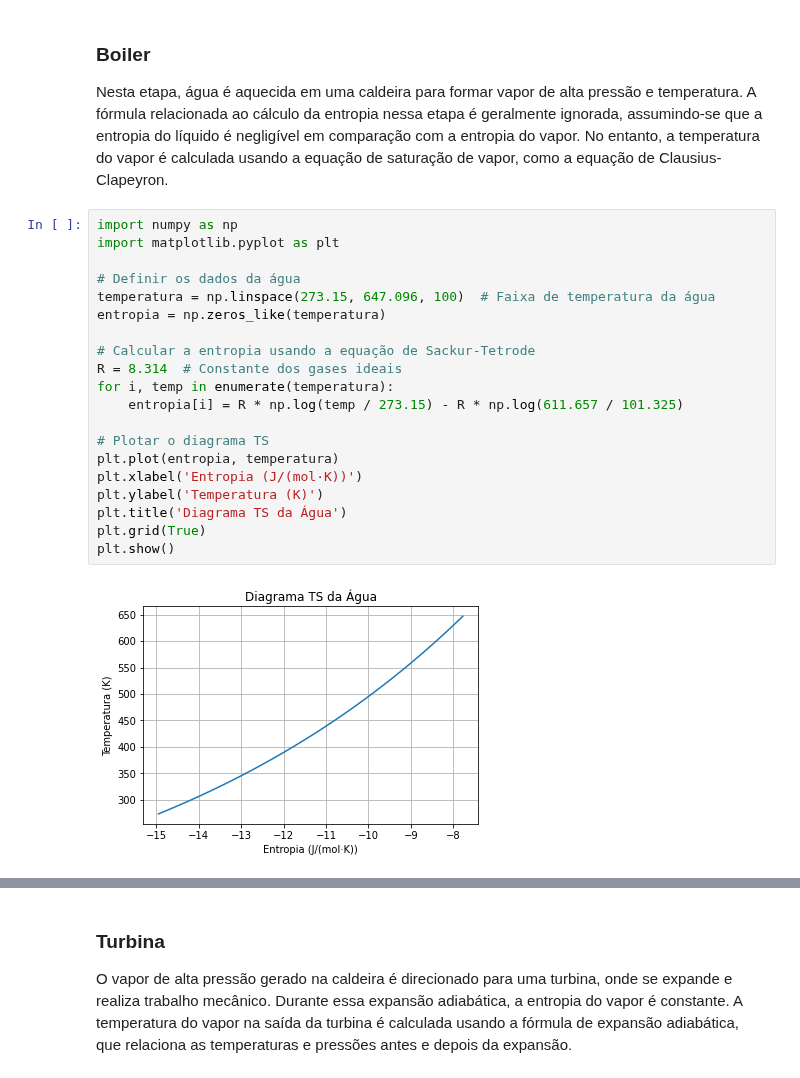
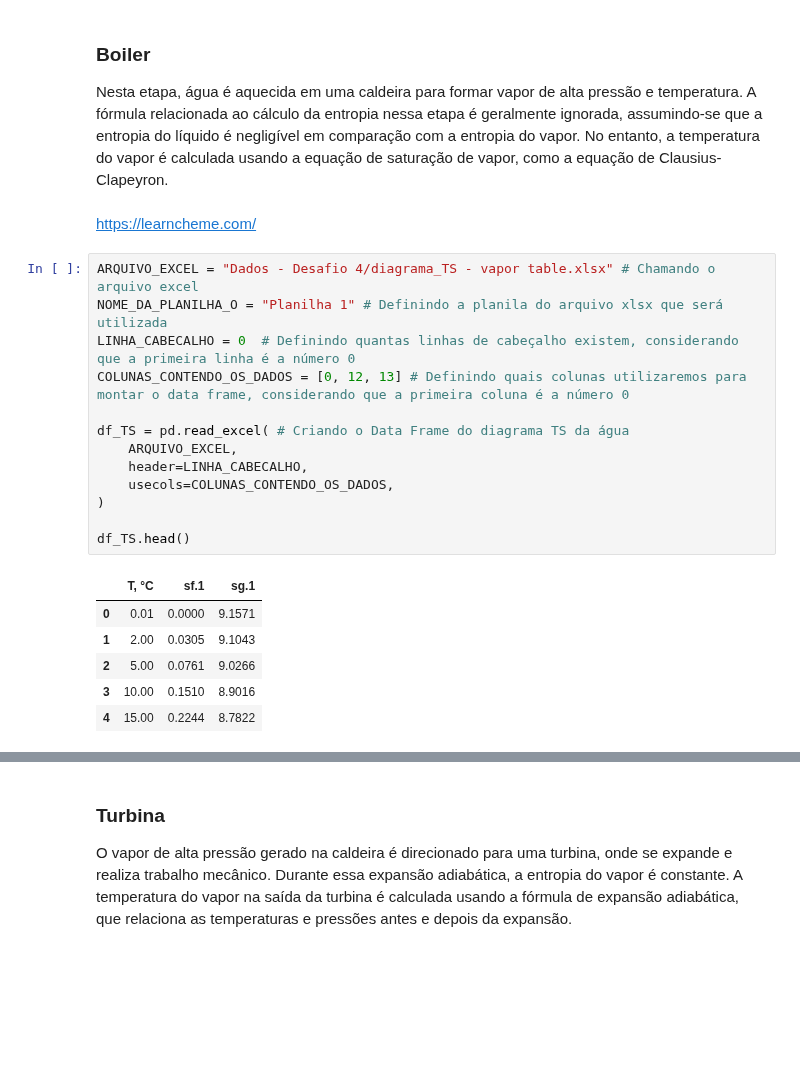
Before and after one commit to benetao/Termodinamica_Avancada, a Jupyter notebook: Desafio 4/Desafio_4_Termodinamica.ipynb, the cells around one changed output, grey strips where cells are left out. Cells and saved outputs as stored; diff of their text form; blank space fills up the shorter version.

```diff
--- a/Desafio 4/Desafio_4_Termodinamica.ipynb
+++ b/Desafio 4/Desafio_4_Termodinamica.ipynb
@@ -51,25 +52,25 @@ O ciclo de Rankine é um ciclo termodinâmico comumente utilizado em usinas de e
 ### Boiler
 
 Nesta etapa, água é aquecida em uma caldeira para formar vapor de alta pressão e temperatura. A fórmula relacionada ao cálculo da entropia nessa etapa é geralmente ignorada, assumindo-se que a entropia do líquido é negligível em comparação com a entropia do vapor. No entanto, a temperatura do vapor é calculada usando a equação de saturação de vapor, como a equação de Clausius-Clapeyron.
-# %%
-import numpy as np
-import matplotlib.pyplot as plt
-
-# Definir os dados da água
-temperatura = np.linspace(273.15, 647.096, 100)  # Faixa de temperatura da água
-entropia = np.zeros_like(temperatura)
-
-# Calcular a entropia usando a equação de Sackur-Tetrode
-R = 8.314  # Constante dos gases ideais
-for i, temp in enumerate(temperatura):
-    entropia[i] = R * np.log(temp / 273.15) - R * np.log(611.657 / 101.325)
-
-# Plotar o diagrama TS
-plt.plot(entropia, temperatura)
-plt.xlabel('Entropia (J/(mol·K))')
-plt.ylabel('Temperatura (K)')
-plt.title('Diagrama TS da Água')
-plt.grid(True)
-plt.show()
-# %% [output]
-[figure, removed]
+# %% [markdown]
+https://learncheme.com/
+# %%
+ARQUIVO_EXCEL = "Dados - Desafio 4/diagrama_TS - vapor table.xlsx" # Chamando o arquivo excel
+NOME_DA_PLANILHA_O = "Planilha 1" # Definindo a planila do arquivo xlsx que será utilizada
+LINHA_CABECALHO = 0  # Definindo quantas linhas de cabeçalho existem, considerando que a primeira linha é a número 0
+COLUNAS_CONTENDO_OS_DADOS = [0, 12, 13] # Definindo quais colunas utilizaremos para montar o data frame, considerando que a primeira coluna é a número 0
+
+df_TS = pd.read_excel( # Criando o Data Frame do diagrama TS da água
+    ARQUIVO_EXCEL,
+    header=LINHA_CABECALHO,
+    usecols=COLUNAS_CONTENDO_OS_DADOS,
+)
+
+df_TS.head()
+# %% [output]
+|  | T, °C | sf.1 | sg.1 |
+| 0 | 0.01 | 0.0000 | 9.1571 |
+| 1 | 2.00 | 0.0305 | 9.1043 |
+| 2 | 5.00 | 0.0761 | 9.0266 |
+| 3 | 10.00 | 0.1510 | 8.9016 |
+| 4 | 15.00 | 0.2244 | 8.7822 |
```
Also changed, not shown: parts of 6 cells of this notebook, 2 other files.
